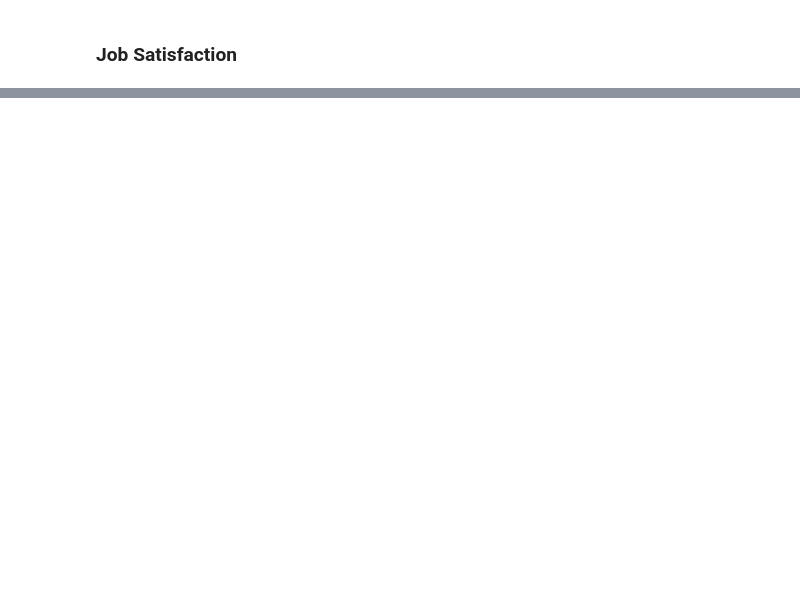
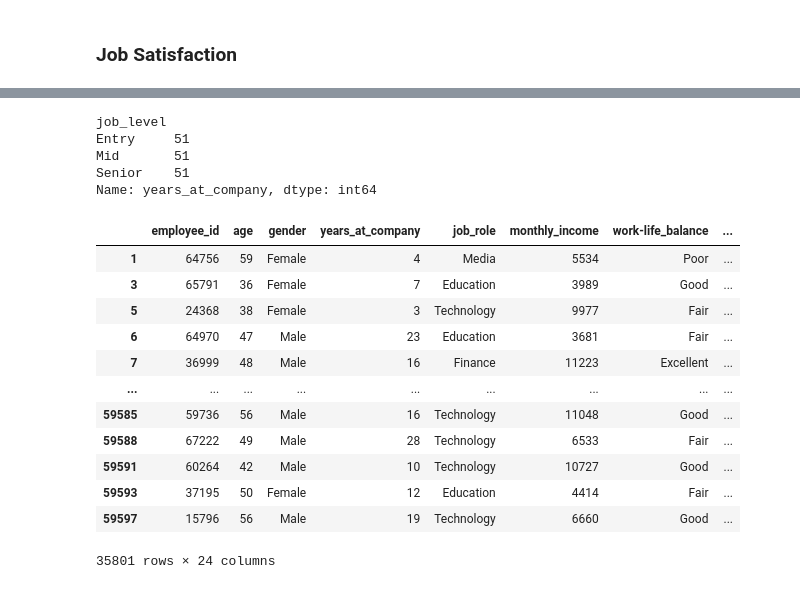
Before and after one commit to MuhammedMahmoud0/Employee-Attrition-Prediction-and-Analysis-DEPI, a Jupyter notebook: notebooks/Data_Preprocessing/data_preprocessing.ipynb, the cells around one changed output, grey strips where cells are left out. Saved outputs shown, nothing was run; the diff lists cells and outputs as text; code cells hidden in the pictures; blank space fills up the shorter version.

```diff
--- a/notebooks/Data_Preprocessing/data_preprocessing.ipynb
+++ b/notebooks/Data_Preprocessing/data_preprocessing.ipynb
@@ -289,0 +462,24 @@ Name: count, dtype: int64
+# %%
+display(df.groupby([ "job_level"])["years_at_company"].max())
+# %% [output]
+job_level
+Entry     51
+Mid       51
+Senior    51
+Name: years_at_company, dtype: int64
+# %%
+df.loc[(df["years_at_company"] <= df["age"] -18)] #This data that we will be working on if the iqr did not make any sense
+# %% [output]
+|  | employee_id | age | gender | years_at_company | job_role | monthly_income | work-life_balance | ... |
+| 1 | 64756 | 59 | Female | 4 | Media | 5534 | Poor | ... |
+| 3 | 65791 | 36 | Female | 7 | Education | 3989 | Good | ... |
+| 5 | 24368 | 38 | Female | 3 | Technology | 9977 | Fair | ... |
+| 6 | 64970 | 47 | Male | 23 | Education | 3681 | Fair | ... |
+| 7 | 36999 | 48 | Male | 16 | Finance | 11223 | Excellent | ... |
+| ... | ... | ... | ... | ... | ... | ... | ... | ... |
+| 59585 | 59736 | 56 | Male | 16 | Technology | 11048 | Good | ... |
+| 59588 | 67222 | 49 | Male | 28 | Technology | 6533 | Fair | ... |
+| 59591 | 60264 | 42 | Male | 10 | Technology | 10727 | Good | ... |
+| 59593 | 37195 | 50 | Female | 12 | Education | 4414 | Fair | ... |
+| 59597 | 15796 | 56 | Male | 19 | Technology | 6660 | Good | ... |
+35801 rows × 24 columns
```
Also changed, not shown: parts of 32 cells of this notebook, 4 other files.
